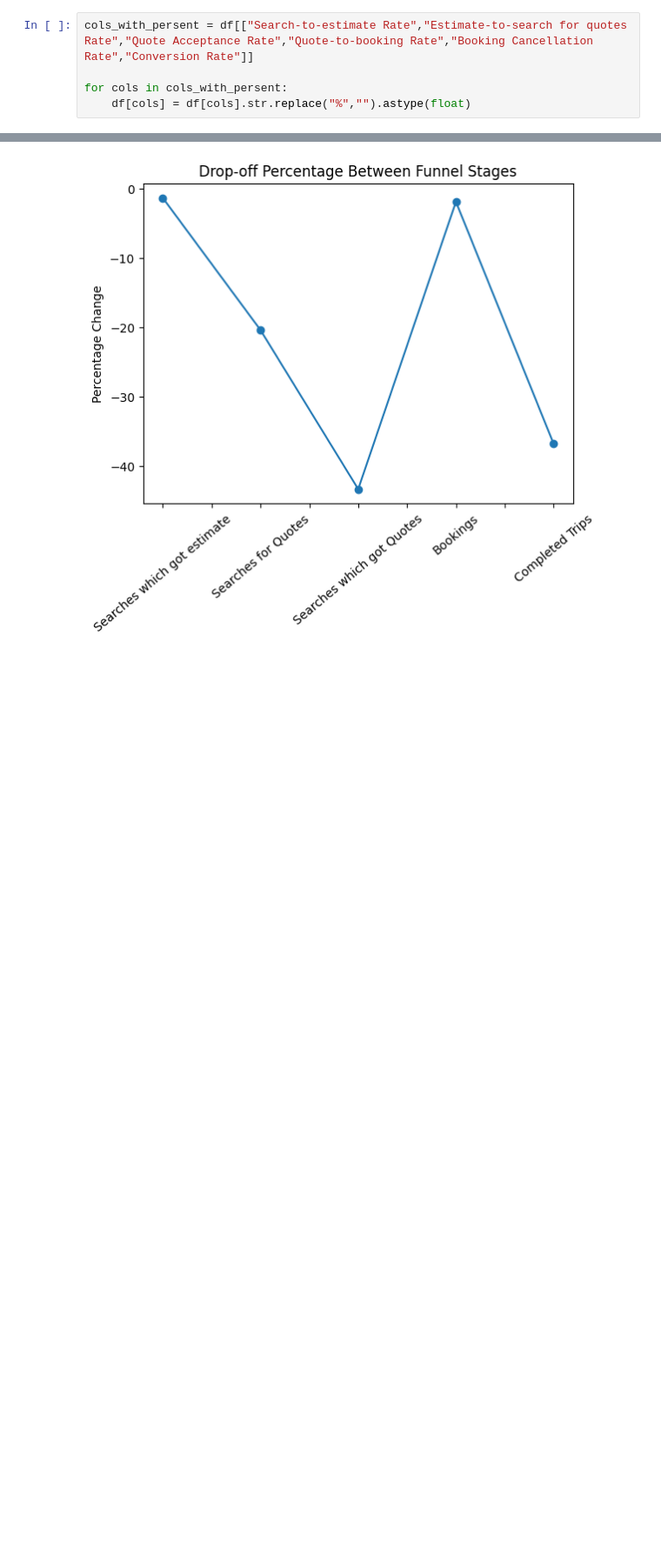
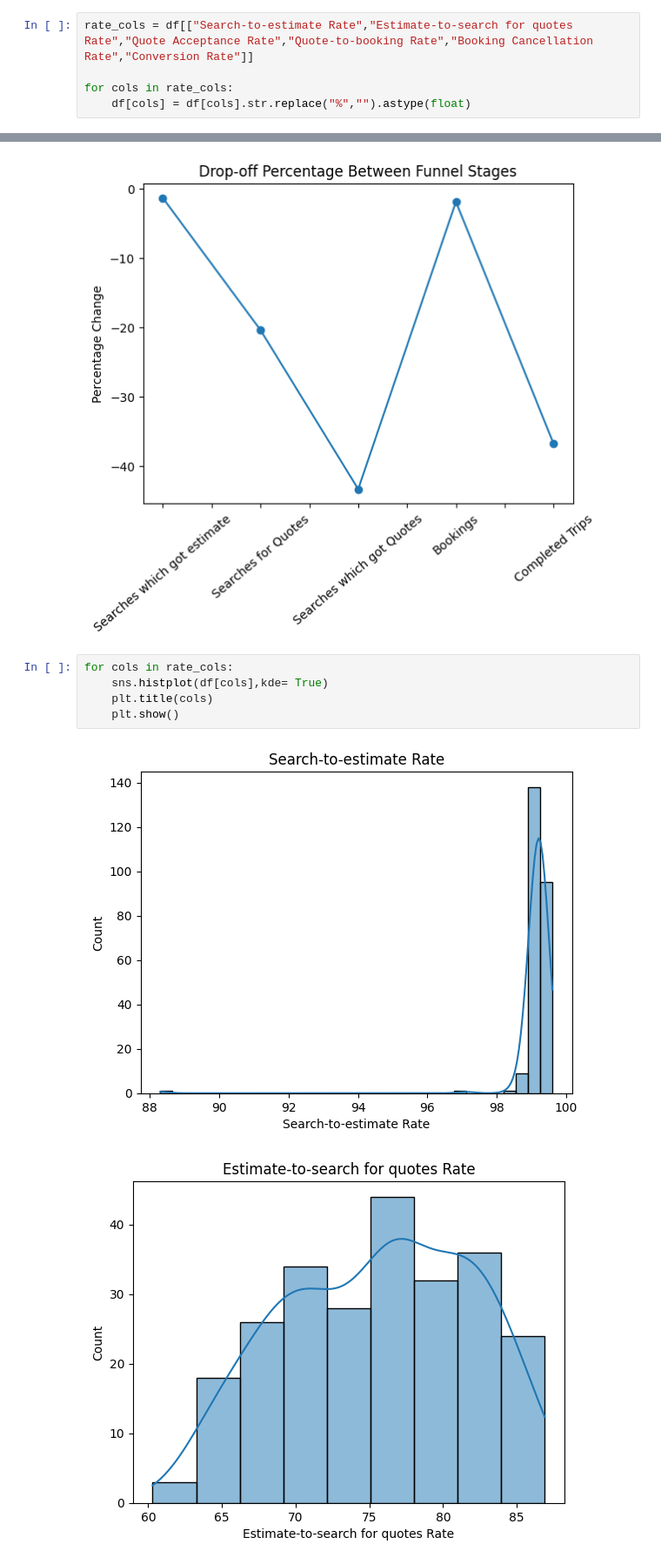
Before and after one commit to debjit11/Namma-Yatri-and-Uber-Analysis, a Jupyter notebook: yarti_main.ipynb, the cells around one changed output, grey strips where cells are left out. Shown at 87% size. Drawn from its saved outputs; the diff is of its cells as text; blank space fills up the shorter version.

```diff
--- a/yarti_main.ipynb
+++ b/yarti_main.ipynb
@@ -88,9 +88,9 @@ cols_with_commas = df[["Searches","Searches which got estimate","Searches for Qu
 for cols in cols_with_commas:
     df[cols] = df[cols].str.replace(",","").astype(int)
 # %%
-cols_with_persent = df[["Search-to-estimate Rate","Estimate-to-search for quotes Rate","Quote Acceptance Rate","Quote-to-booking Rate","Booking Cancellation Rate","Conversion Rate"]]
+rate_cols = df[["Search-to-estimate Rate","Estimate-to-search for quotes Rate","Quote Acceptance Rate","Quote-to-booking Rate","Booking Cancellation Rate","Conversion Rate"]]
 
-for cols in cols_with_persent:
+for cols in rate_cols:
     df[cols] = df[cols].str.replace("%","").astype(float)
 # %%
 df["Drivers\' Earnings"] = df["Drivers' Earnings"].str.replace("₹","").str.replace(",","").astype(int)
@@ -142,3 +142,11 @@ plt.xticks(rotation=40)
 plt.show()
 # %% [output]
 [figure]
+# %%
+for cols in rate_cols:
+    sns.histplot(df[cols],kde= True)
+    plt.title(cols)
+    plt.show()
+# %% [output]
+[figure, added]
+[figure, added]
```
Also changed, not shown: parts of 6 cells of this notebook.
